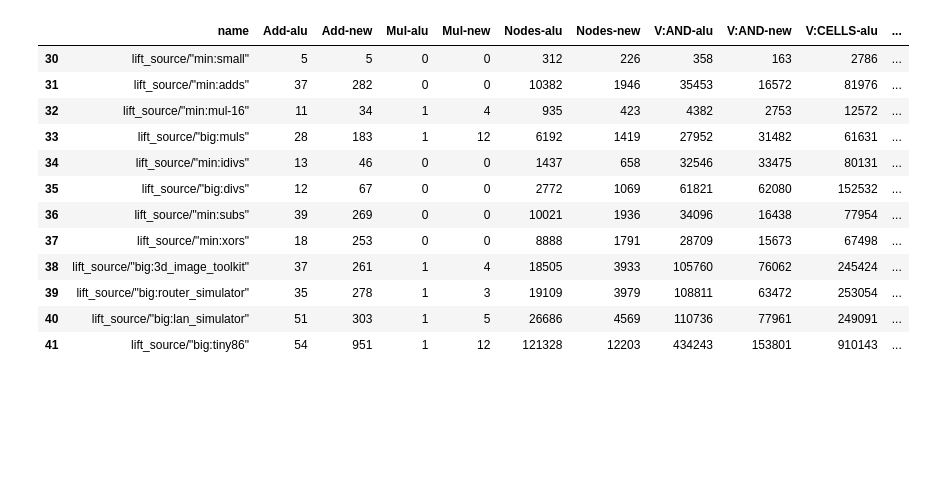
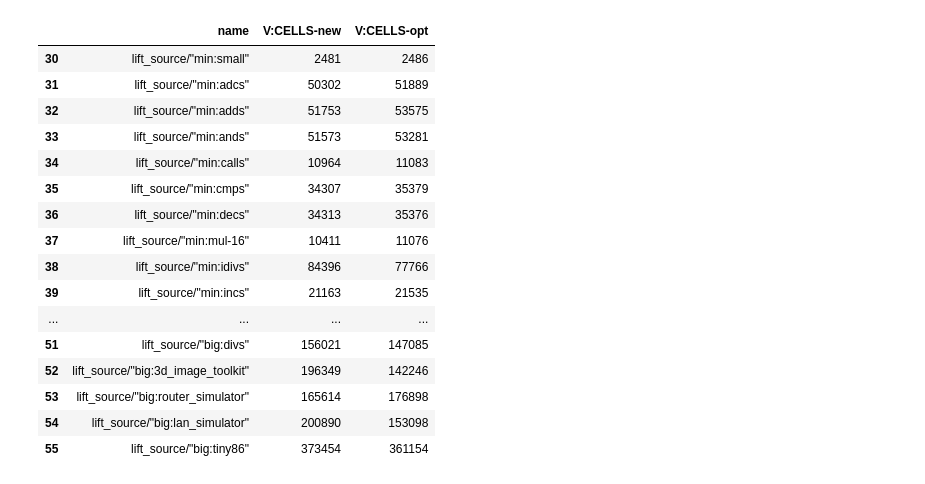
Before and after one commit to trailofbits/circuitous-benchmarks, a Jupyter notebook: scripts/stats.ipynb, the cells around one changed output. Saved outputs shown, nothing was run; the diff lists cells and outputs as text; code cells hidden in the pictures; blank space fills up the shorter version.

```diff
--- a/scripts/stats.ipynb
+++ b/scripts/stats.ipynb
@@ -28,7 +31,7 @@ def data_frame(data):
     return pd.DataFrame(data=d)
 
 def load_data(date, benchset):
-    path = os.path.join(date, benchset + '.json')
+    path = os.path.join('../results/', date, benchset + '.json')
     with open(path, 'r') as file:
         return data_frame(json.load(file))
 
@@ -61,3 +64,12 @@ def scatter(lhs, rhs, view):
 
     fig.update_traces(mode="markers")
     return fig
+# %%
+eqsat = load_data('23-02-16', 'eqsat')
+noopt = load_data('23-02-16', 'noopt')
+llvm  = load_data('23-02-16', 'llvm')
+mux   = load_data('23-02-16', 'mux')
+sim_conmul_llvm = load_data('23-02-16', 'sim-conmul-llvm')
+sim_conmul_mux_llvm = load_data('23-02-16', 'sim-conmul-mux-llvm')
+sim_conmul_mux_llvm_eqsat = load_data('23-02-16', 'sim-conmul-mux-llvm-eqsat')
+sim_eqsat_llvm = load_data('23-02-16', 'sim-eqsat-llvm')
@@ -63,0 +148,14 @@ def scatter(lhs, rhs, view):
+# %%
+eqsat = load_data('23-02-17', 'eqsat')
+noopt = load_data('23-02-17', 'noopt')
+llvm  = load_data('23-02-17', 'llvm')
+conall  = load_data('23-02-17', 'conall-llvm')
+condiv  = load_data('23-02-17', 'condiv-llvm')
+conmul  = load_data('23-02-17', 'conmul-llvm')
+conadd = load_data('23-02-17', 'conadd-llvm')
+sel  = load_data('23-02-17', 'sim-eqsat-llvm')
+scmml = load_data('23-02-17', 'sim-conmul-mux-llvm')
+scaml = load_data('23-02-17', 'sim-conall-mux-llvm')
+scalmle  = load_data('23-02-17', 'sim-conall-mux-llvm-eqsat')
+scmcdml  = load_data('23-02-17', 'sim-conmul-condiv-mux-llvm')
+scal  = load_data('23-02-17', 'sim-conall-llvm')
@@ -95,17 +271,21 @@ def compare(lhs, lhs_suff, rhs, rhs_suff, prefixes):
 # %%
-df = compare(new_noopt, "new", new_conju, "alu", ["Mul", "Add", "Nodes", "V:CELLS", "V:AND", "V:OR"])
+df = compare(noopt, "new", sim_conmul_mux_llvm_eqsat, "opt", ["V:CELLS"])
 df[df['name'].str.startswith("lift_source")]
 # %% [output]
-|  | name | Add-alu | Add-new | Mul-alu | Mul-new | Nodes-alu | Nodes-new | V:AND-alu | V:AND-new | V:CELLS-alu | ... |
-| 30 | lift_source/"min:small" | 5 | 5 | 0 | 0 | 312 | 226 | 358 | 163 | 2786 | ... |
-| 31 | lift_source/"min:adds" | 37 | 282 | 0 | 0 | 10382 | 1946 | 35453 | 16572 | 81976 | ... |
-| 32 | lift_source/"min:mul-16" | 11 | 34 | 1 | 4 | 935 | 423 | 4382 | 2753 | 12572 | ... |
-| 33 | lift_source/"big:muls" | 28 | 183 | 1 | 12 | 6192 | 1419 | 27952 | 31482 | 61631 | ... |
-| 34 | lift_source/"min:idivs" | 13 | 46 | 0 | 0 | 1437 | 658 | 32546 | 33475 | 80131 | ... |
-| 35 | lift_source/"big:divs" | 12 | 67 | 0 | 0 | 2772 | 1069 | 61821 | 62080 | 152532 | ... |
-| 36 | lift_source/"min:subs" | 39 | 269 | 0 | 0 | 10021 | 1936 | 34096 | 16438 | 77954 | ... |
-| 37 | lift_source/"min:xors" | 18 | 253 | 0 | 0 | 8888 | 1791 | 28709 | 15673 | 67498 | ... |
-| 38 | lift_source/"big:3d_image_toolkit" | 37 | 261 | 1 | 4 | 18505 | 3933 | 105760 | 76062 | 245424 | ... |
-| 39 | lift_source/"big:router_simulator" | 35 | 278 | 1 | 3 | 19109 | 3979 | 108811 | 63472 | 253054 | ... |
-| 40 | lift_source/"big:lan_simulator" | 51 | 303 | 1 | 5 | 26686 | 4569 | 110736 | 77961 | 249091 | ... |
-| 41 | lift_source/"big:tiny86" | 54 | 951 | 1 | 12 | 121328 | 12203 | 434243 | 153801 | 910143 | ... |
+|  | name | V:CELLS-new | V:CELLS-opt |
+| 30 | lift_source/"min:small" | 2481 | 2486 |
+| 31 | lift_source/"min:adcs" | 50302 | 51889 |
+| 32 | lift_source/"min:adds" | 51753 | 53575 |
+| 33 | lift_source/"min:ands" | 51573 | 53281 |
+| 34 | lift_source/"min:calls" | 10964 | 11083 |
+| 35 | lift_source/"min:cmps" | 34307 | 35379 |
+| 36 | lift_source/"min:decs" | 34313 | 35376 |
+| 37 | lift_source/"min:mul-16" | 10411 | 11076 |
+| 38 | lift_source/"min:idivs" | 84396 | 77766 |
+| 39 | lift_source/"min:incs" | 21163 | 21535 |
+| ... | ... | ... | ... |
+| 51 | lift_source/"big:divs" | 156021 | 147085 |
+| 52 | lift_source/"big:3d_image_toolkit" | 196349 | 142246 |
+| 53 | lift_source/"big:router_simulator" | 165614 | 176898 |
+| 54 | lift_source/"big:lan_simulator" | 200890 | 153098 |
+| 55 | lift_source/"big:tiny86" | 373454 | 361154 |
```
Also changed, not shown: parts of 10 cells of this notebook, 3 other files.
